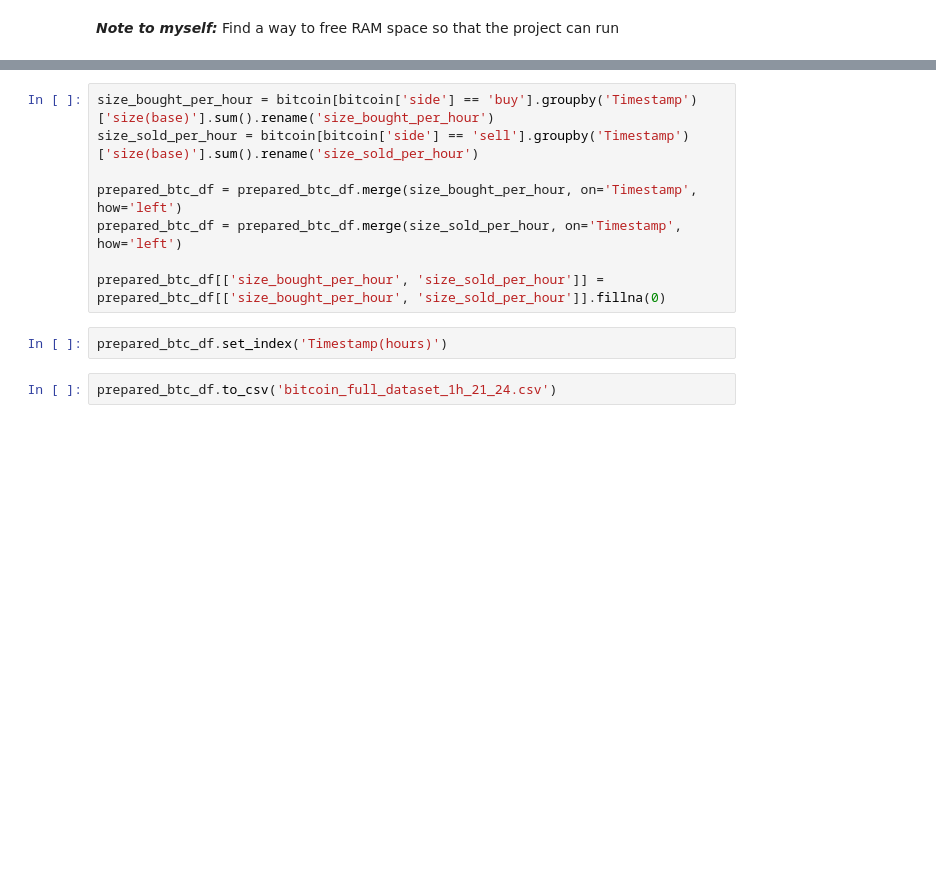
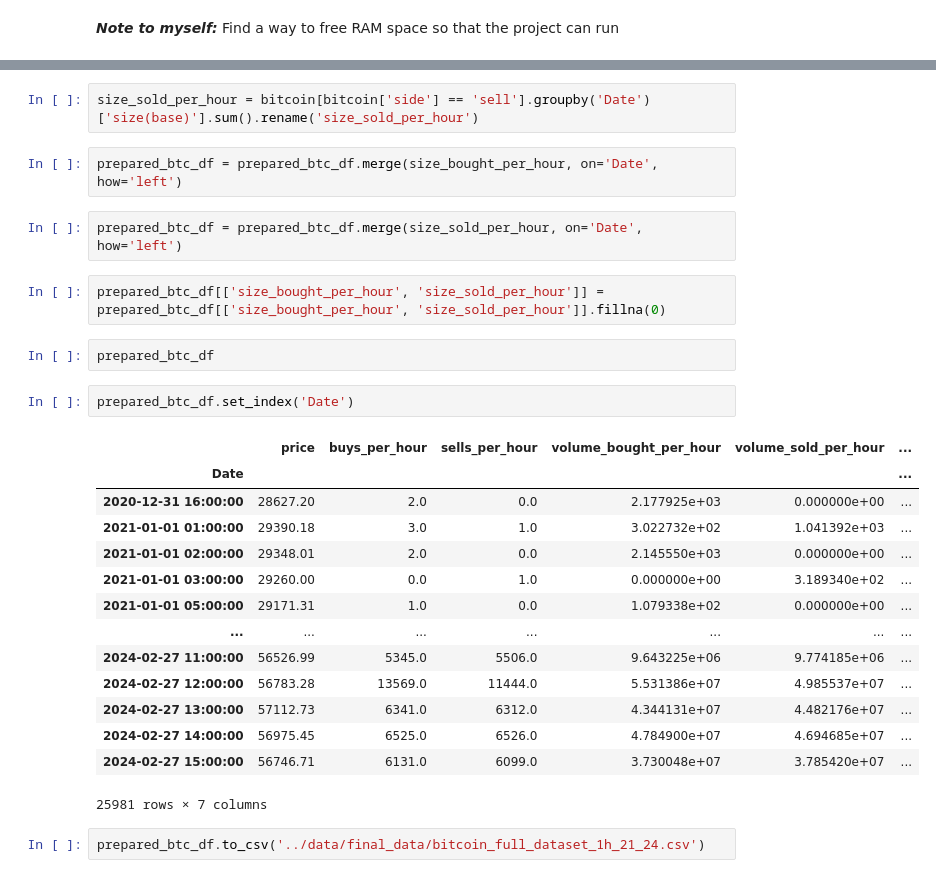
Before and after one commit to Bitcoin-Price-Prediction-Experiments/Bitcoin-Dataset-Viewer-and-Preparer, a Jupyter notebook: notebooks/datasets-preparer.ipynb, the cells around one changed output, grey strips where cells are left out. Cells and saved outputs as stored; diff of their text form; blank space fills up the shorter version.

Commit message:
Fixed hours' dataset code

```diff
--- a/notebooks/datasets-preparer.ipynb
+++ b/notebooks/datasets-preparer.ipynb
@@ -385,12 +426,29 @@ prepared_btc_df['volume_sold_per_hour'] = bitcoin[bitcoin['side'] == 'sell'].gro
+# %%
+size_sold_per_hour = bitcoin[bitcoin['side'] == 'sell'].groupby('Date')['size(base)'].sum().rename('size_sold_per_hour')
+# %%
+prepared_btc_df = prepared_btc_df.merge(size_bought_per_hour, on='Date', how='left')
+# %%
+prepared_btc_df = prepared_btc_df.merge(size_sold_per_hour, on='Date', how='left')
+# %%
+prepared_btc_df[['size_bought_per_hour', 'size_sold_per_hour']] = prepared_btc_df[['size_bought_per_hour', 'size_sold_per_hour']].fillna(0)
 # %%
-size_bought_per_hour = bitcoin[bitcoin['side'] == 'buy'].groupby('Timestamp')['size(base)'].sum().rename('size_bought_per_hour')
-size_sold_per_hour = bitcoin[bitcoin['side'] == 'sell'].groupby('Timestamp')['size(base)'].sum().rename('size_sold_per_hour')
-
-prepared_btc_df = prepared_btc_df.merge(size_bought_per_hour, on='Timestamp', how='left')
-prepared_btc_df = prepared_btc_df.merge(size_sold_per_hour, on='Timestamp', how='left')
-
-prepared_btc_df[['size_bought_per_hour', 'size_sold_per_hour']] = prepared_btc_df[['size_bought_per_hour', 'size_sold_per_hour']].fillna(0)
+prepared_btc_df
 # %%
-prepared_btc_df.set_index('Timestamp(hours)')
+prepared_btc_df.set_index('Date')
+# %% [output]
+|  | price | buys_per_hour | sells_per_hour | volume_bought_per_hour | volume_sold_per_hour | ... |
+| Date |  |  |  |  |  | ... |
+| 2020-12-31 16:00:00 | 28627.20 | 2.0 | 0.0 | 2.177925e+03 | 0.000000e+00 | ... |
+| 2021-01-01 01:00:00 | 29390.18 | 3.0 | 1.0 | 3.022732e+02 | 1.041392e+03 | ... |
+| 2021-01-01 02:00:00 | 29348.01 | 2.0 | 0.0 | 2.145550e+03 | 0.000000e+00 | ... |
+| 2021-01-01 03:00:00 | 29260.00 | 0.0 | 1.0 | 0.000000e+00 | 3.189340e+02 | ... |
+| 2021-01-01 05:00:00 | 29171.31 | 1.0 | 0.0 | 1.079338e+02 | 0.000000e+00 | ... |
+| ... | ... | ... | ... | ... | ... | ... |
+| 2024-02-27 11:00:00 | 56526.99 | 5345.0 | 5506.0 | 9.643225e+06 | 9.774185e+06 | ... |
+| 2024-02-27 12:00:00 | 56783.28 | 13569.0 | 11444.0 | 5.531386e+07 | 4.985537e+07 | ... |
+| 2024-02-27 13:00:00 | 57112.73 | 6341.0 | 6312.0 | 4.344131e+07 | 4.482176e+07 | ... |
+| 2024-02-27 14:00:00 | 56975.45 | 6525.0 | 6526.0 | 4.784900e+07 | 4.694685e+07 | ... |
+| 2024-02-27 15:00:00 | 56746.71 | 6131.0 | 6099.0 | 3.730048e+07 | 3.785420e+07 | ... |
+25981 rows × 7 columns
 # %%
-prepared_btc_df.to_csv('bitcoin_full_dataset_1h_21_24.csv')
+prepared_btc_df.to_csv('../data/final_data/bitcoin_full_dataset_1h_21_24.csv')
```
Also changed, not shown: parts of 23 cells of this notebook.
